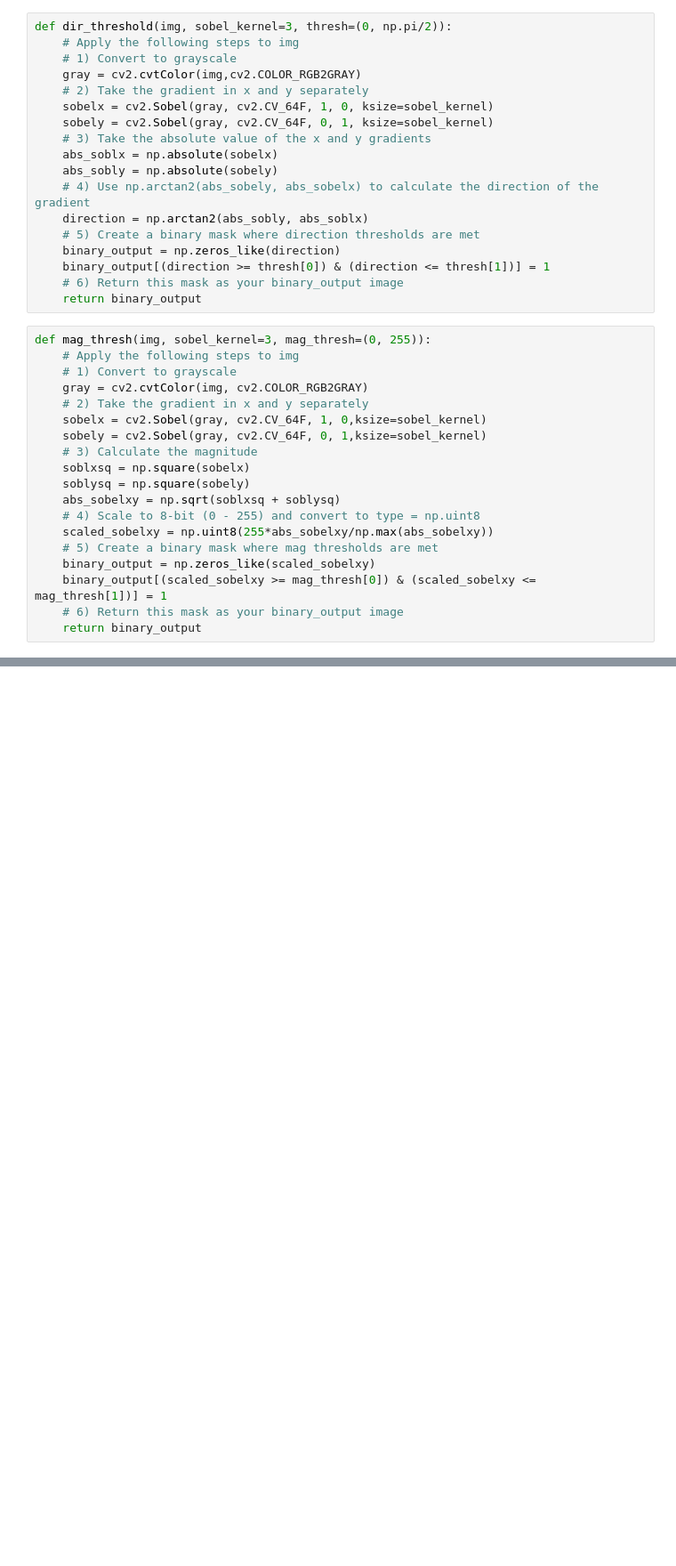
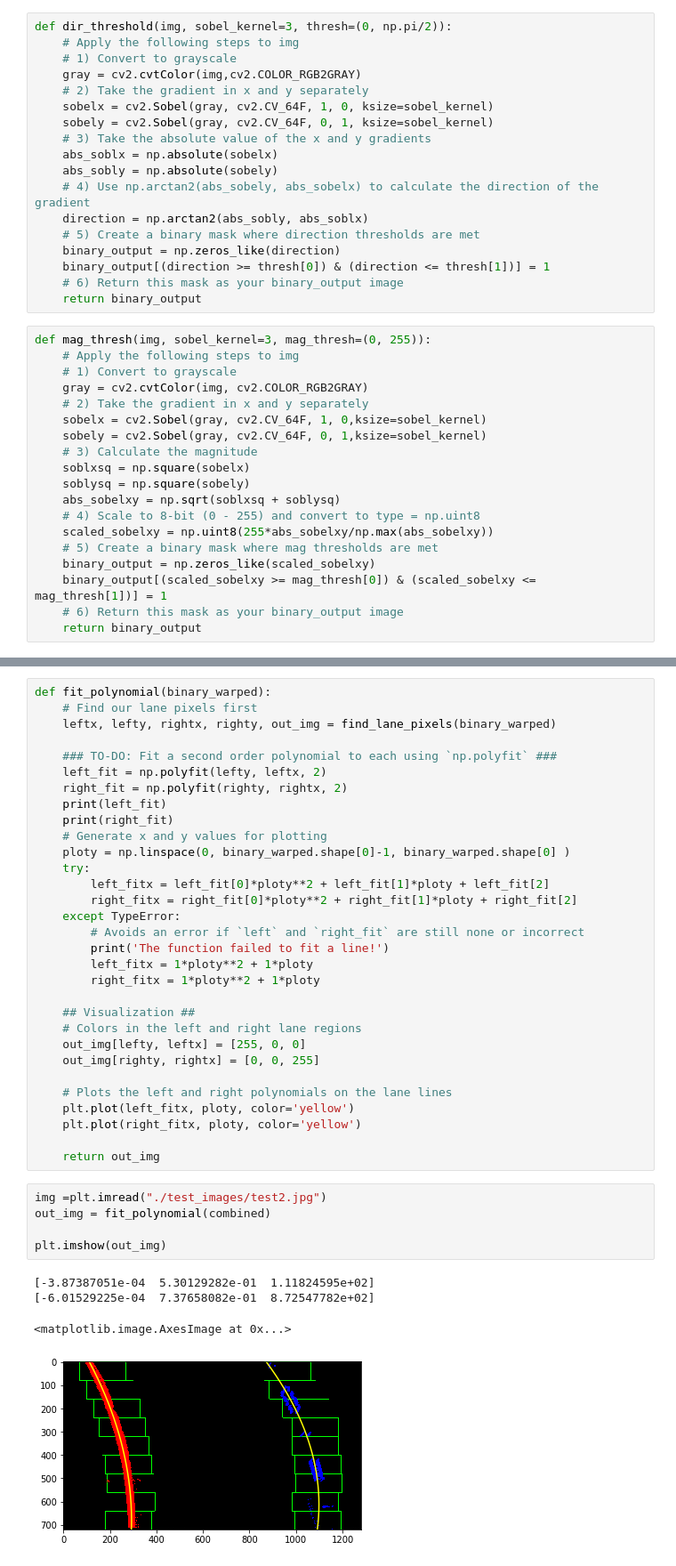
Before and after one commit to shahramk61/CarND-Advanced-Lane-Lines, a Jupyter notebook: example.ipynb, the cells around one changed output, grey strips where cells are left out. Shown: that part at 89% size. Drawn from its saved outputs; the diff is of its cells as text; blank space fills up the shorter version.

```diff
--- a/example.ipynb
+++ b/example.ipynb
@@ -182,0 +290,41 @@ def warper(img):
+# %%
+def fit_polynomial(binary_warped):
+    # Find our lane pixels first
+    leftx, lefty, rightx, righty, out_img = find_lane_pixels(binary_warped)
+
+    ### TO-DO: Fit a second order polynomial to each using `np.polyfit` ###
+    left_fit = np.polyfit(lefty, leftx, 2)
+    right_fit = np.polyfit(righty, rightx, 2)
+    print(left_fit)
+    print(right_fit)
+    # Generate x and y values for plotting
+    ploty = np.linspace(0, binary_warped.shape[0]-1, binary_warped.shape[0] )
+    try:
+        left_fitx = left_fit[0]*ploty**2 + left_fit[1]*ploty + left_fit[2]
+        right_fitx = right_fit[0]*ploty**2 + right_fit[1]*ploty + right_fit[2]
+    except TypeError:
+        # Avoids an error if `left` and `right_fit` are still none or incorrect
+        print('The function failed to fit a line!')
+        left_fitx = 1*ploty**2 + 1*ploty
+        right_fitx = 1*ploty**2 + 1*ploty
+
+    ## Visualization ##
+    # Colors in the left and right lane regions
+    out_img[lefty, leftx] = [255, 0, 0]
+    out_img[righty, rightx] = [0, 0, 255]
+
+    # Plots the left and right polynomials on the lane lines
+    plt.plot(left_fitx, ploty, color='yellow')
+    plt.plot(right_fitx, ploty, color='yellow')
+
+    return out_img
+# %%
+img =plt.imread("./test_images/test2.jpg")
+out_img = fit_polynomial(combined)
+
+plt.imshow(out_img)
+# %% [output]
+[-3.87387051e-04  5.30129282e-01  1.11824595e+02]
+[-6.01529225e-04  7.37658082e-01  8.72547782e+02]
+<matplotlib.image.AxesImage at 0x...>
+[figure, added]
```
Also changed, not shown: parts of 16 cells of this notebook.
